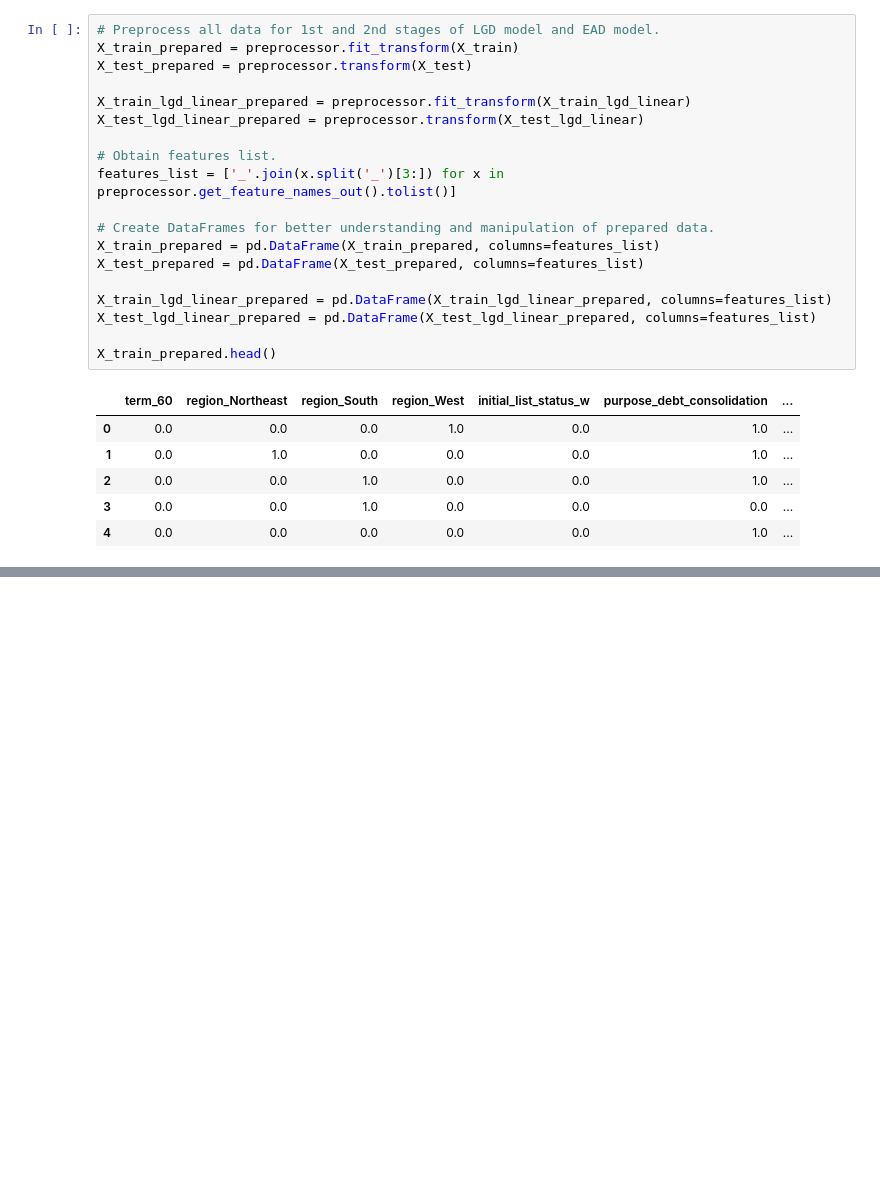
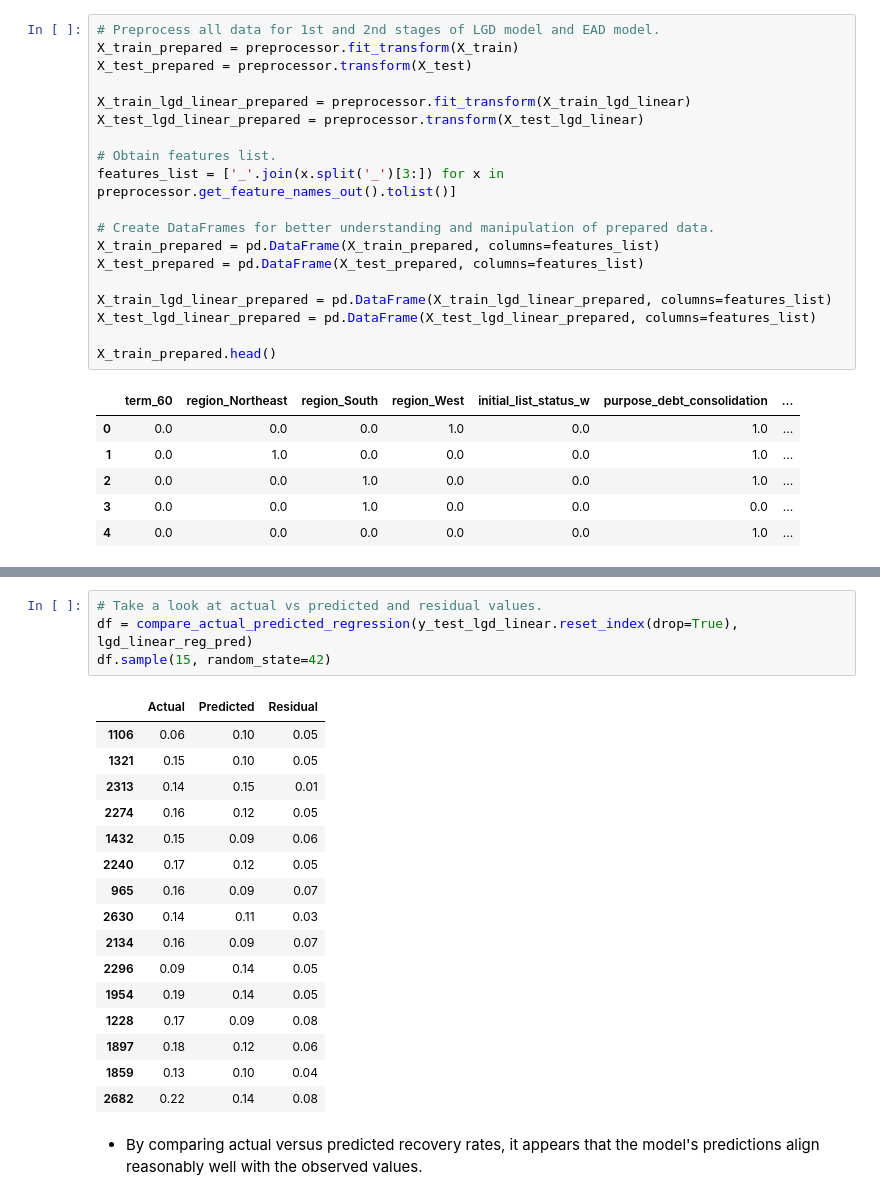
Before and after one commit to allmeidaapedro/Lending-Club-Credit-Scoring, a Jupyter notebook: notebooks/4_lgd_ead_modeling.ipynb, the cells around one changed output, grey strips where cells are left out. Cells and saved outputs as stored; diff of their text form; blank space fills up the shorter version.

```diff
--- a/notebooks/4_lgd_ead_modeling.ipynb
+++ b/notebooks/4_lgd_ead_modeling.ipynb
@@ -405,0 +507,23 @@ X_train_prepared.head()
+# %%
+# Take a look at actual vs predicted and residual values.
+df = compare_actual_predicted_regression(y_test_lgd_linear.reset_index(drop=True), lgd_linear_reg_pred)
+df.sample(15, random_state=42)
+# %% [output]
+|  | Actual | Predicted | Residual |
+| 1106 | 0.06 | 0.10 | 0.05 |
+| 1321 | 0.15 | 0.10 | 0.05 |
+| 2313 | 0.14 | 0.15 | 0.01 |
+| 2274 | 0.16 | 0.12 | 0.05 |
+| 1432 | 0.15 | 0.09 | 0.06 |
+| 2240 | 0.17 | 0.12 | 0.05 |
+| 965 | 0.16 | 0.09 | 0.07 |
+| 2630 | 0.14 | 0.11 | 0.03 |
+| 2134 | 0.16 | 0.09 | 0.07 |
+| 2296 | 0.09 | 0.14 | 0.05 |
+| 1954 | 0.19 | 0.14 | 0.05 |
+| 1228 | 0.17 | 0.09 | 0.08 |
+| 1897 | 0.18 | 0.12 | 0.06 |
+| 1859 | 0.13 | 0.10 | 0.04 |
+| 2682 | 0.22 | 0.14 | 0.08 |
+# %% [markdown]
+- By comparing actual versus predicted recovery rates, it appears that the model's predictions align reasonably well with the observed values.
```
Also changed, not shown: parts of 23 cells of this notebook, 1 other file.
